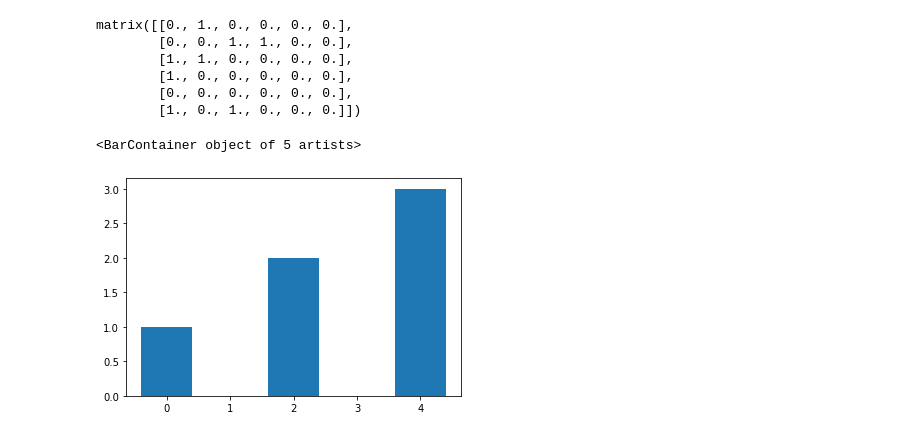
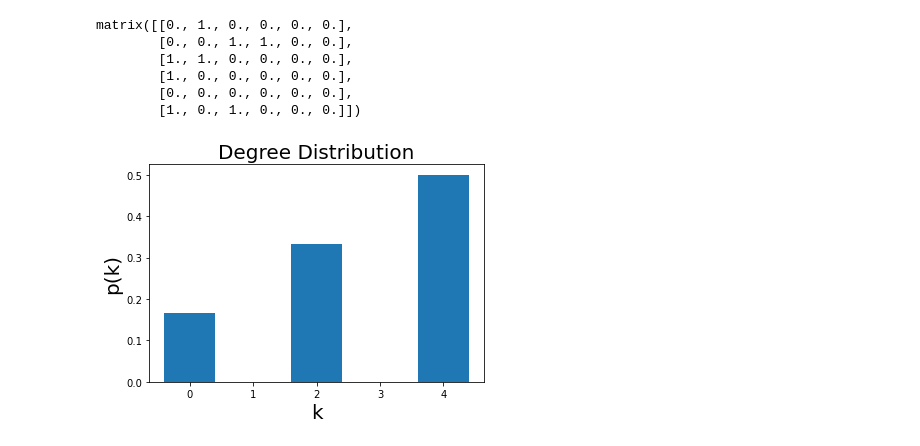
Before and after one commit to Aya-Mustafa80/Social_IS_Course, a Jupyter notebook: TaskCh2InBook.ipynb, the cells around one changed output. Cells and saved outputs as stored; diff of their text form; code cells hidden in the pictures.

```diff
--- a/TaskCh2InBook.ipynb
+++ b/TaskCh2InBook.ipynb
@@ -68,15 +69,16 @@ matrix([[0., 1., 0., 0., 0., 0.],
         [0., 0., 0., 0., 0., 0.],
         [1., 0., 1., 0., 0., 0.]])
 # %%
-degree_sequence = [D.degree(n) for n in D.nodes]
-degree_counts = Counter(degree_sequence)
-degree_counts #Counter({4: 3, 2: 2, 0: 1})
-min_degree, max_degree = min(degree_counts.keys()), max(degree_counts.keys())
-
-plot_x = list(range(min_degree, max_degree + 1))
-plot_y = [degree_counts.get(x, 0) for x in plot_x]
-
-plt.bar(plot_x, plot_y)
+degrees = D.degree()
+degrees = dict(degrees)
+values = sorted(set(degrees.values()))
+histo = [list(degrees.values()).count(x) for x in values]
+P_k = [x / D.order() for x in histo]
+plt.figure()
+plt.bar(values, P_k)
+plt.xlabel("k",fontsize=20)
+plt.ylabel("p(k)", fontsize=20)
+plt.title("Degree Distribution", fontsize=20)
+plt.show()
 # %% [output]
-<BarContainer object of 5 artists>
-[figure, old version]
+[figure, new version]
```
Also changed, not shown: parts of 3 cells of this notebook.
